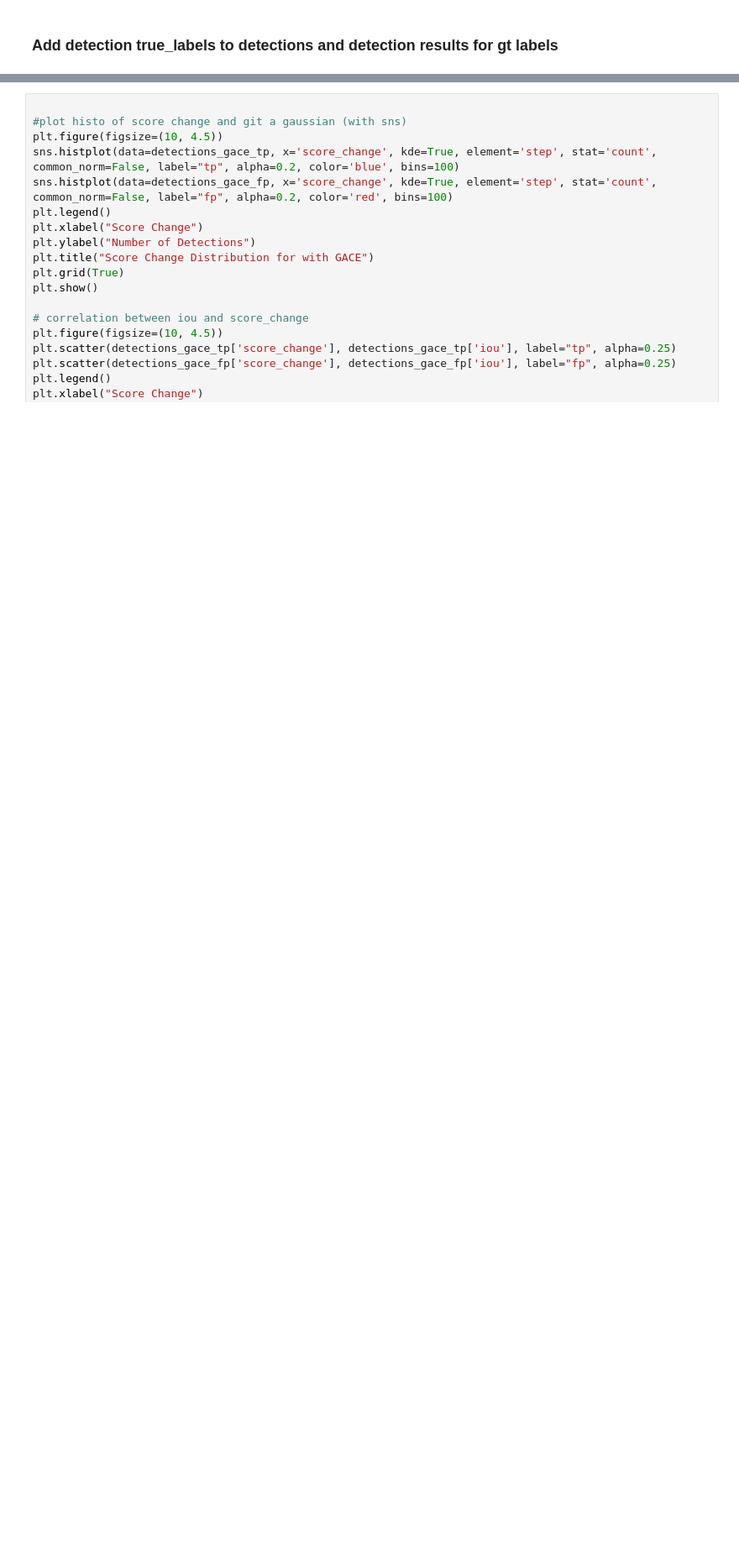
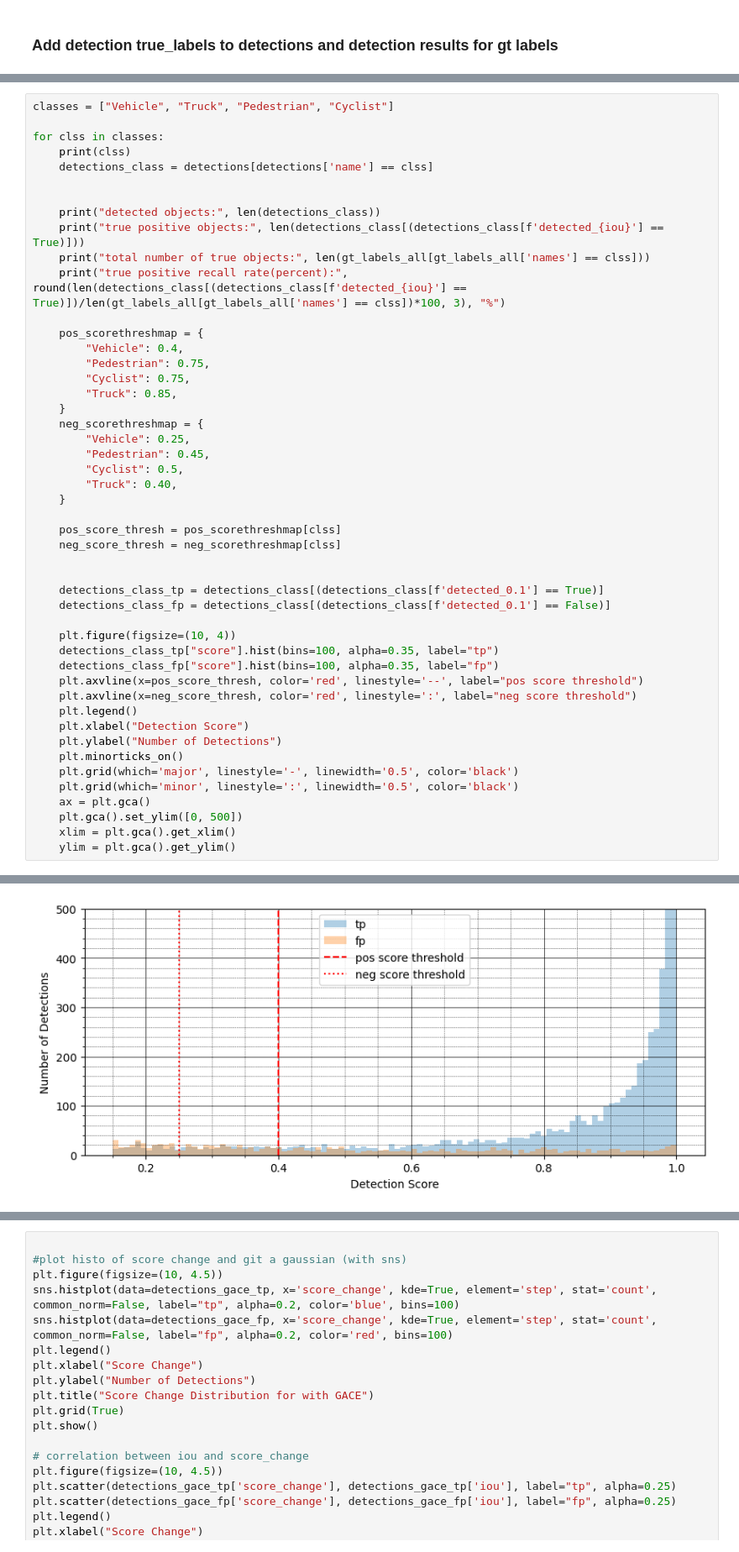
Before and after one commit to griesbchr/3DTrans, a Jupyter notebook: tools/misc/selftraining/analyze_detresults_pseudolabels.ipynb, the cells around one changed output, grey strips where cells are left out. Shown at 84% size. Cells and saved outputs as stored; diff of their text form; blank space fills up the shorter version.

```diff
--- a/tools/misc/selftraining/analyze_detresults_pseudolabels.ipynb
+++ b/tools/misc/selftraining/analyze_detresults_pseudolabels.ipynb
@@ -796,0 +814,49 @@ without gace
+# %%
+classes = ["Vehicle", "Truck", "Pedestrian", "Cyclist"]
+
+for clss in classes:
+    print(clss)
+    detections_class = detections[detections['name'] == clss]
+
+
+    print("detected objects:", len(detections_class))
+    print("true positive objects:", len(detections_class[(detections_class[f'detected_{iou}'] == True)]))
+    print("total number of true objects:", len(gt_labels_all[gt_labels_all['names'] == clss]))
+    print("true positive recall rate(percent):", round(len(detections_class[(detections_class[f'detected_{iou}'] == True)])/len(gt_labels_all[gt_labels_all['names'] == clss])*100, 3), "%")
+
+    pos_scorethreshmap = {
+        "Vehicle": 0.4,
+        "Pedestrian": 0.75,
+        "Cyclist": 0.75,
+        "Truck": 0.85,
+    }
+    neg_scorethreshmap = {
+        "Vehicle": 0.25,
+        "Pedestrian": 0.45,
+        "Cyclist": 0.5,
+        "Truck": 0.40,
+    }
+
+    pos_score_thresh = pos_scorethreshmap[clss]
+    neg_score_thresh = neg_scorethreshmap[clss]
+
+
+    detections_class_tp = detections_class[(detections_class[f'detected_0.1'] == True)]
+    detections_class_fp = detections_class[(detections_class[f'detected_0.1'] == False)]
+
+    plt.figure(figsize=(10, 4))
+    detections_class_tp["score"].hist(bins=100, alpha=0.35, label="tp")
+    detections_class_fp["score"].hist(bins=100, alpha=0.35, label="fp")
+    plt.axvline(x=pos_score_thresh, color='red', linestyle='--', label="pos score threshold")
+    plt.axvline(x=neg_score_thresh, color='red', linestyle=':', label="neg score threshold")
+    plt.legend()
+    plt.xlabel("Detection Score")
+    plt.ylabel("Number of Detections")
+    plt.minorticks_on()
+    plt.grid(which='major', linestyle='-', linewidth='0.5', color='black')
+    plt.grid(which='minor', linestyle=':', linewidth='0.5', color='black')
+    ax = plt.gca()
+    plt.gca().set_ylim([0, 500])
+    xlim = plt.gca().get_xlim()
+    ylim = plt.gca().get_ylim()
+# %% [output]
@@ -796,0 +883 @@ without gace
+[figure, added]
```
Also changed, not shown: parts of 17 cells of this notebook, 20 other files.
